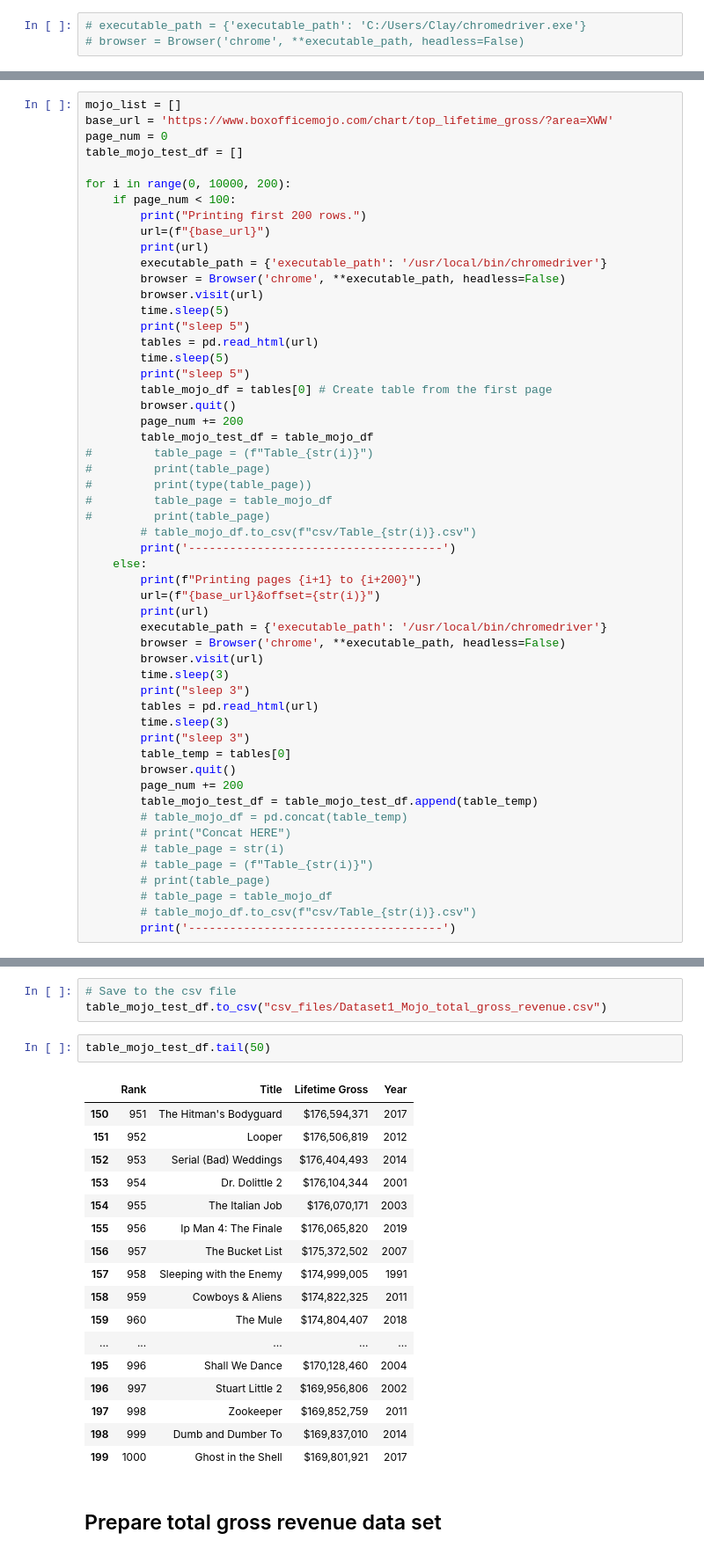
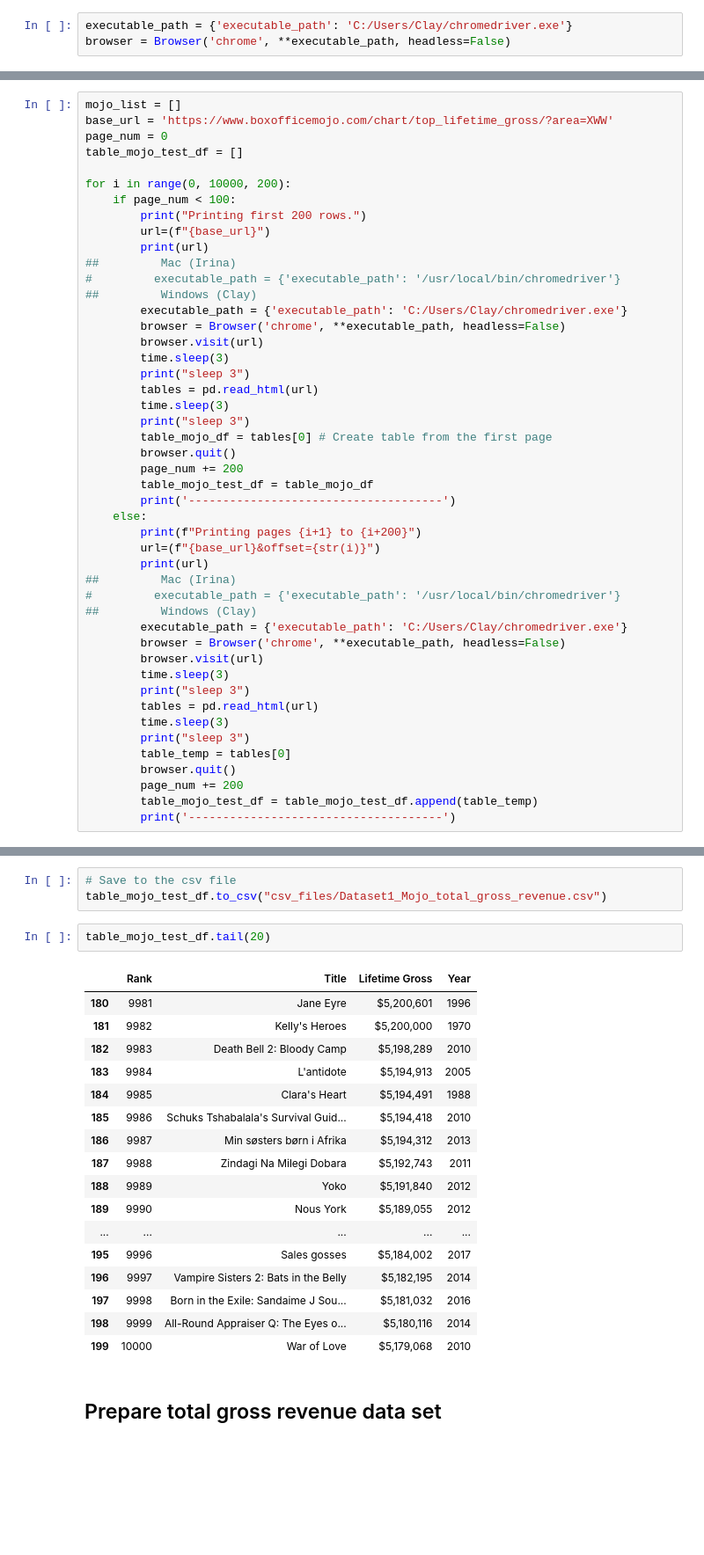
Before and after one commit to IrinaUX/Group7-ETL-Project, a Jupyter notebook: scrape_clean.ipynb, the cells around one changed output, grey strips where cells are left out. Shown: that part at 88% size. Drawn from its saved outputs; the diff is of its cells as text; blank space fills up the shorter version.

Commit message:
Modified notebook, cleaned tables, ready for export to SQL by Irina)

```diff
--- a/scrape_clean.ipynb
+++ b/scrape_clean.ipynb
@@ -22,8 +22,8 @@ browser = Browser('chrome', **executable_path, headless=False)
 # %% [markdown]
 ### Windows (Clay) Connection
 # %%
-# executable_path = {'executable_path': 'C:/Users/Clay/chromedriver.exe'}
-# browser = Browser('chrome', **executable_path, headless=False)
+executable_path = {'executable_path': 'C:/Users/Clay/chromedriver.exe'}
+browser = Browser('chrome', **executable_path, headless=False)
 # %% [markdown]
 ### First data set - Web Scrape Box Office Mojo
 # %%
@@ -37,30 +37,30 @@ for i in range(0, 10000, 200):
         print("Printing first 200 rows.")
         url=(f"{base_url}")
         print(url)
-        executable_path = {'executable_path': '/usr/local/bin/chromedriver'}
+##         Mac (Irina)
+#         executable_path = {'executable_path': '/usr/local/bin/chromedriver'}
+##         Windows (Clay)
+        executable_path = {'executable_path': 'C:/Users/Clay/chromedriver.exe'}
         browser = Browser('chrome', **executable_path, headless=False)
         browser.visit(url)
-        time.sleep(5)
-        print("sleep 5")
+        time.sleep(3)
+        print("sleep 3")
         tables = pd.read_html(url)
-        time.sleep(5)
-        print("sleep 5")
+        time.sleep(3)
+        print("sleep 3")
         table_mojo_df = tables[0] # Create table from the first page
         browser.quit()
         page_num += 200
         table_mojo_test_df = table_mojo_df
-#         table_page = (f"Table_{str(i)}")
-#         print(table_page)
-#         print(type(table_page))
-#         table_page = table_mojo_df
-#         print(table_page)
-        # table_mojo_df.to_csv(f"csv/Table_{str(i)}.csv")
         print('-------------------------------------')
     else:
         print(f"Printing pages {i+1} to {i+200}")
         url=(f"{base_url}&offset={str(i)}")
         print(url)
-        executable_path = {'executable_path': '/usr/local/bin/chromedriver'}
+##         Mac (Irina)
+#         executable_path = {'executable_path': '/usr/local/bin/chromedriver'}
+##         Windows (Clay)
+        executable_path = {'executable_path': 'C:/Users/Clay/chromedriver.exe'}
         browser = Browser('chrome', **executable_path, headless=False)
         browser.visit(url)
         time.sleep(3)
@@ -72,13 +72,6 @@ for i in range(0, 10000, 200):
         browser.quit()
         page_num += 200
         table_mojo_test_df = table_mojo_test_df.append(table_temp)
-        # table_mojo_df = pd.concat(table_temp)
-        # print("Concat HERE")
-        # table_page = str(i)
-        # table_page = (f"Table_{str(i)}")
-        # print(table_page)
-        # table_page = table_mojo_df
-        # table_mojo_df.to_csv(f"csv/Table_{str(i)}.csv")
         print('-------------------------------------')
 # %% [output]
 Printing first 200 rows.
@@ -102,25 +95,25 @@ sleep 3
 # Save to the csv file
 table_mojo_test_df.to_csv("csv_files/Dataset1_Mojo_total_gross_revenue.csv")
 # %%
-table_mojo_test_df.tail(50)
+table_mojo_test_df.tail(20)
 # %% [output]
 |  | Rank | Title | Lifetime Gross | Year |
-| 150 | 951 | The Hitman's Bodyguard | $176,594,371 | 2017 |
-| 151 | 952 | Looper | $176,506,819 | 2012 |
-| 152 | 953 | Serial (Bad) Weddings | $176,404,493 | 2014 |
-| 153 | 954 | Dr. Dolittle 2 | $176,104,344 | 2001 |
-| 154 | 955 | The Italian Job | $176,070,171 | 2003 |
-| 155 | 956 | Ip Man 4: The Finale | $176,065,820 | 2019 |
-| 156 | 957 | The Bucket List | $175,372,502 | 2007 |
-| 157 | 958 | Sleeping with the Enemy | $174,999,005 | 1991 |
-| 158 | 959 | Cowboys & Aliens | $174,822,325 | 2011 |
-| 159 | 960 | The Mule | $174,804,407 | 2018 |
+| 180 | 9981 | Jane Eyre | $5,200,601 | 1996 |
+| 181 | 9982 | Kelly's Heroes | $5,200,000 | 1970 |
+| 182 | 9983 | Death Bell 2: Bloody Camp | $5,198,289 | 2010 |
+| 183 | 9984 | L'antidote | $5,194,913 | 2005 |
+| 184 | 9985 | Clara's Heart | $5,194,491 | 1988 |
+| 185 | 9986 | Schuks Tshabalala's Survival Guid... | $5,194,418 | 2010 |
+| 186 | 9987 | Min søsters børn i Afrika | $5,194,312 | 2013 |
+| 187 | 9988 | Zindagi Na Milegi Dobara | $5,192,743 | 2011 |
+| 188 | 9989 | Yoko | $5,191,840 | 2012 |
+| 189 | 9990 | Nous York | $5,189,055 | 2012 |
 | ... | ... | ... | ... | ... |
-| 195 | 996 | Shall We Dance | $170,128,460 | 2004 |
-| 196 | 997 | Stuart Little 2 | $169,956,806 | 2002 |
-| 197 | 998 | Zookeeper | $169,852,759 | 2011 |
-| 198 | 999 | Dumb and Dumber To | $169,837,010 | 2014 |
-| 199 | 1000 | Ghost in the Shell | $169,801,921 | 2017 |
+| 195 | 9996 | Sales gosses | $5,184,002 | 2017 |
+| 196 | 9997 | Vampire Sisters 2: Bats in the Belly | $5,182,195 | 2014 |
+| 197 | 9998 | Born in the Exile: Sandaime J Sou... | $5,181,032 | 2016 |
+| 198 | 9999 | All-Round Appraiser Q: The Eyes o... | $5,180,116 | 2014 |
+| 199 | 10000 | War of Love | $5,179,068 | 2010 |
 # %% [markdown]
 ## Prepare total gross revenue data set
 # %%
```
Also changed, not shown: parts of 25 cells of this notebook, 1 other file.
